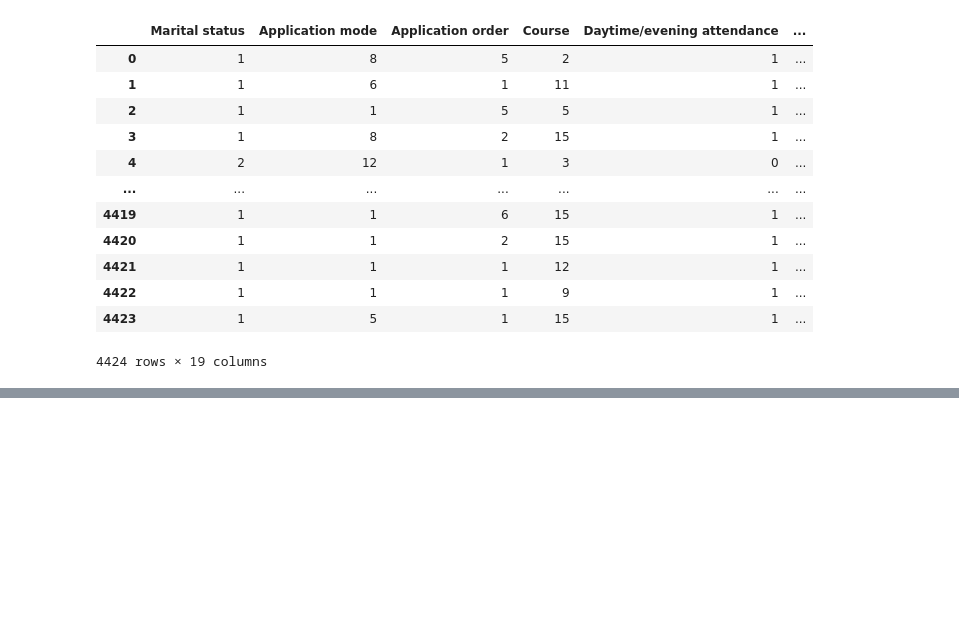
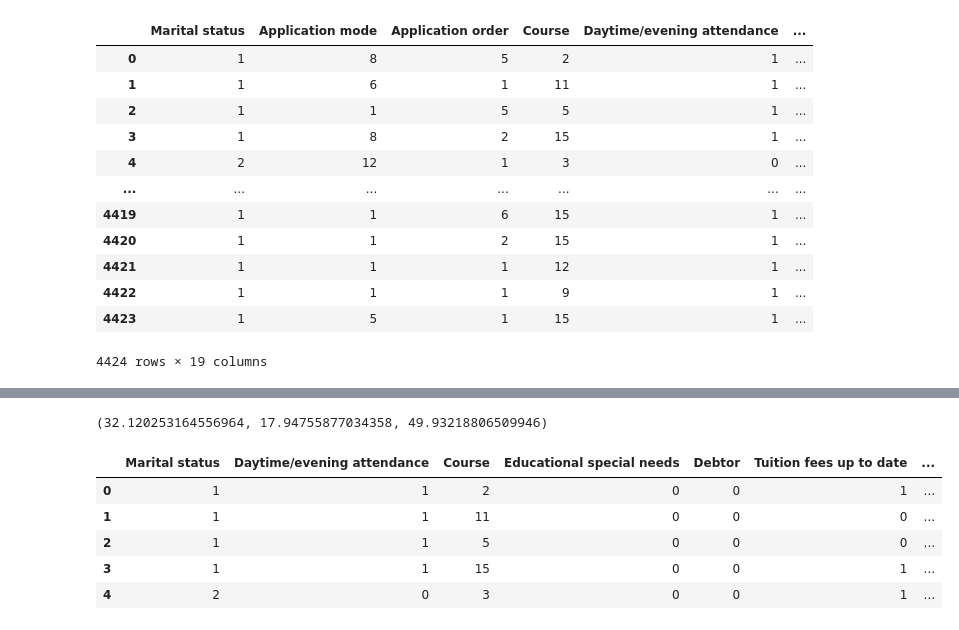
Before and after one commit to fowardelcac/Abandono-Escolar, a Jupyter notebook: Notebooks/1.ipynb, the cells around one changed output, grey strips where cells are left out. Drawn from its saved outputs; the diff is of its cells as text; code cells hidden in the pictures; blank space fills up the shorter version.

```diff
--- a/Notebooks/1.ipynb
+++ b/Notebooks/1.ipynb
@@ -244,0 +266,17 @@ df_categorico
+# %%
+n = len(df_categorico.Target)
+dropout = (len(df_categorico[df_categorico.Target == 'Dropout']) / n) * 100
+enrolled = (len(df_categorico[df_categorico.Target == 'Enrolled']) / n) * 100
+graduate = (len(df_categorico[df_categorico.Target == 'Graduate']) / n) * 100
+dropout, enrolled, graduate
+# %% [output]
+(32.120253164556964, 17.94755877034358, 49.93218806509946)
+# %%
+dataf.head()
+# %% [output]
+|  | Marital status | Daytime/evening attendance | Course | Educational special needs | Debtor | Tuition fees up to date | ... |
+| 0 | 1 | 1 | 2 | 0 | 0 | 1 | ... |
+| 1 | 1 | 1 | 11 | 0 | 0 | 0 | ... |
+| 2 | 1 | 1 | 5 | 0 | 0 | 0 | ... |
+| 3 | 1 | 1 | 15 | 0 | 0 | 1 | ... |
+| 4 | 2 | 0 | 3 | 0 | 0 | 1 | ... |
```
Also changed, not shown: parts of 15 cells of this notebook.
